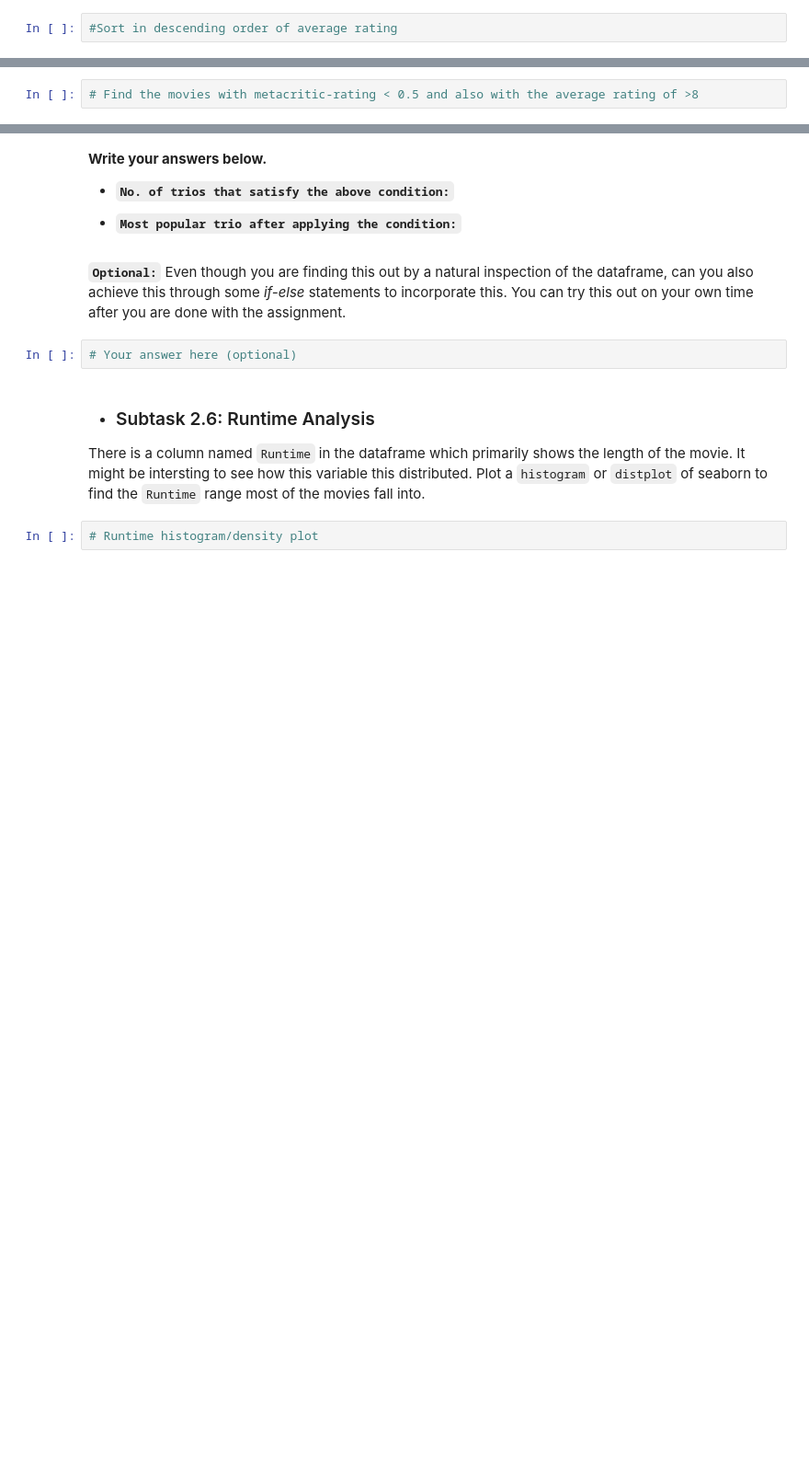
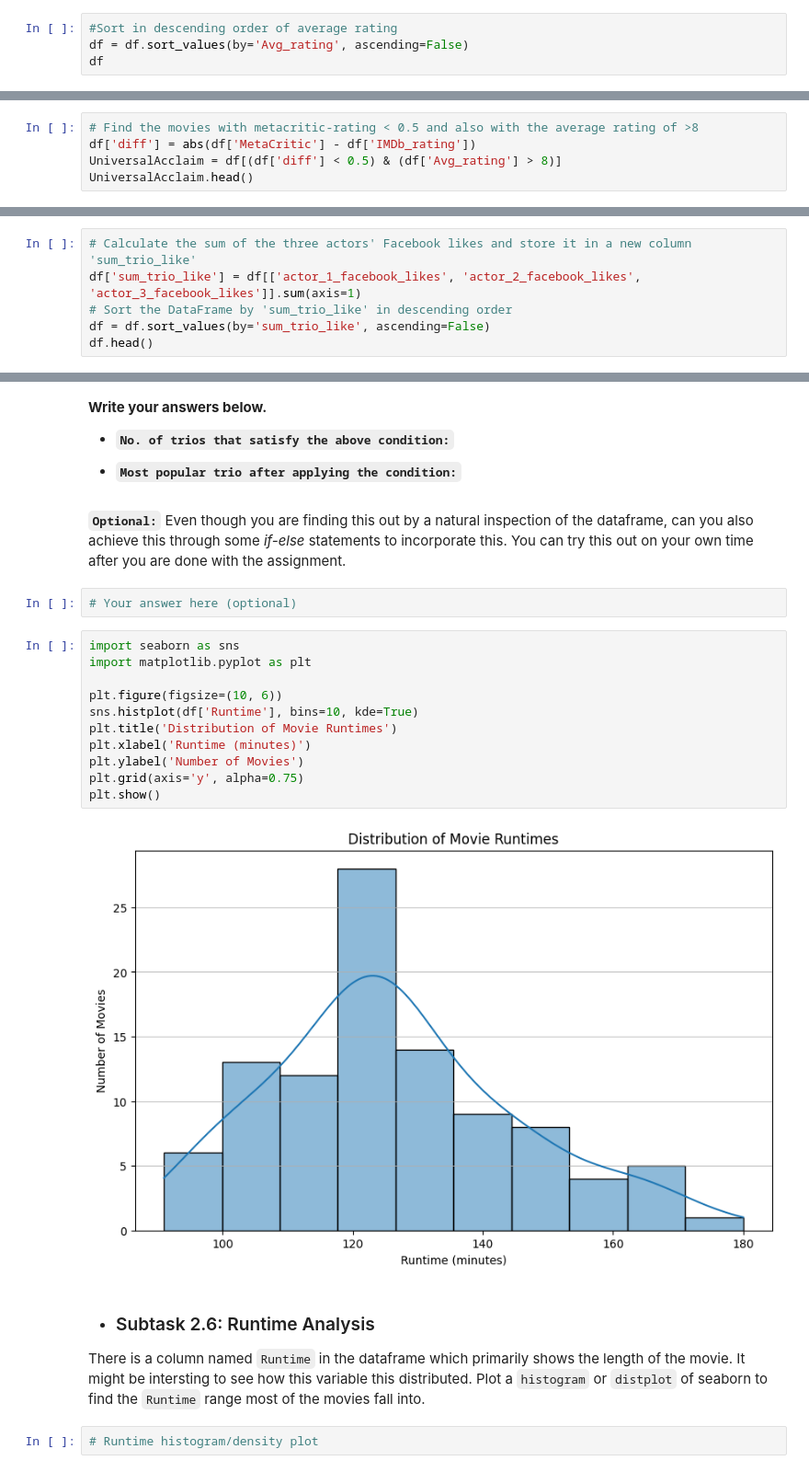
Before and after one commit to Mathieu-Germain/LogicMojo-AI-ML-April26-Mathieu, a Jupyter notebook: IMDb+Movie+Assignment.ipynb, the cells around one changed output, grey strips where cells are left out. Shown at 92% size. Cells and saved outputs as stored; diff of their text form; blank space fills up the shorter version.

```diff
--- a/IMDb+Movie+Assignment.ipynb
+++ b/IMDb+Movie+Assignment.ipynb
@@ -267,3 +285,5 @@ df['MetaCritic'] = df['MetaCritic'] / 10
 df['Avg_rating'] = (df['IMDb_rating'] + df['MetaCritic']) / 2
 # %%
 #Sort in descending order of average rating
+df = df.sort_values(by='Avg_rating', ascending=False)
+df
@@ -270,2 +304,5 @@ df['Avg_rating'] = (df['IMDb_rating'] + df['MetaCritic']) / 2
 # %%
 # Find the movies with metacritic-rating < 0.5 and also with the average rating of >8
+df['diff'] = abs(df['MetaCritic'] - df['IMDb_rating'])
+UniversalAcclaim = df[(df['diff'] < 0.5) & (df['Avg_rating'] > 8)]
+UniversalAcclaim.head()
@@ -282,0 +414,6 @@ Find out the top 5 popular trios, and output their names in a list.
+# %%
+# Calculate the sum of the three actors' Facebook likes and store it in a new column 'sum_trio_like'
+df['sum_trio_like'] = df[['actor_1_facebook_likes', 'actor_2_facebook_likes', 'actor_3_facebook_likes']].sum(axis=1)
+# Sort the DataFrame by 'sum_trio_like' in descending order
+df = df.sort_values(by='sum_trio_like', ascending=False)
+df.head()
@@ -308,6 +529,19 @@ You can do a manual inspection of the top 5 popular trios you have found in the
 **`Optional:`** Even though you are finding this out by a natural inspection of the dataframe, can you also achieve this through some *if-else* statements to incorporate this. You can try this out on your own time after you are done with the assignment.
 # %%
 # Your answer here (optional)
+# %%
+import seaborn as sns
+import matplotlib.pyplot as plt
+
+plt.figure(figsize=(10, 6))
+sns.histplot(df['Runtime'], bins=10, kde=True)
+plt.title('Distribution of Movie Runtimes')
+plt.xlabel('Runtime (minutes)')
+plt.ylabel('Number of Movies')
+plt.grid(axis='y', alpha=0.75)
+plt.show()
+# %% [output]
+[figure, added]
 # %% [markdown]
 - ### Subtask 2.6: Runtime Analysis
 
```
Also changed, not shown: parts of 14 cells of this notebook.
